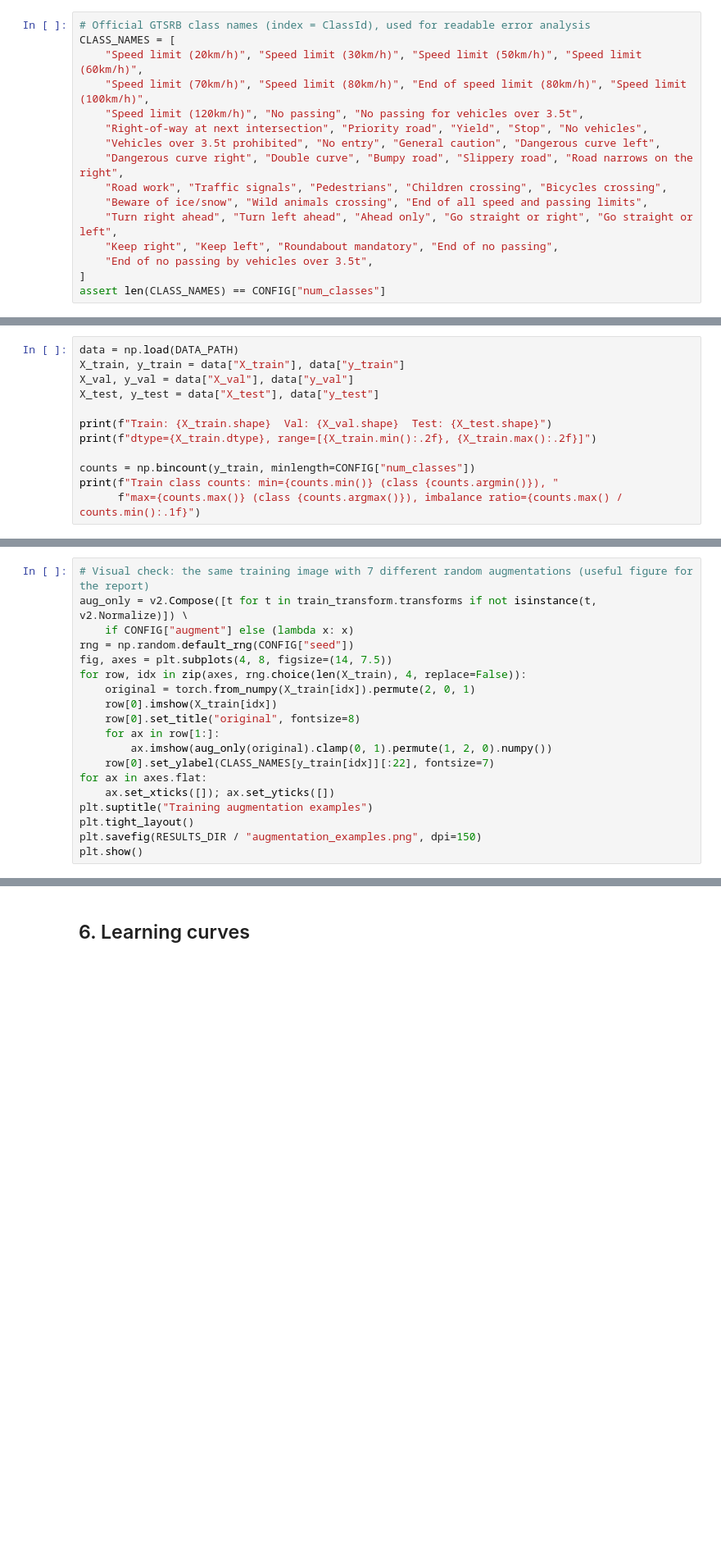
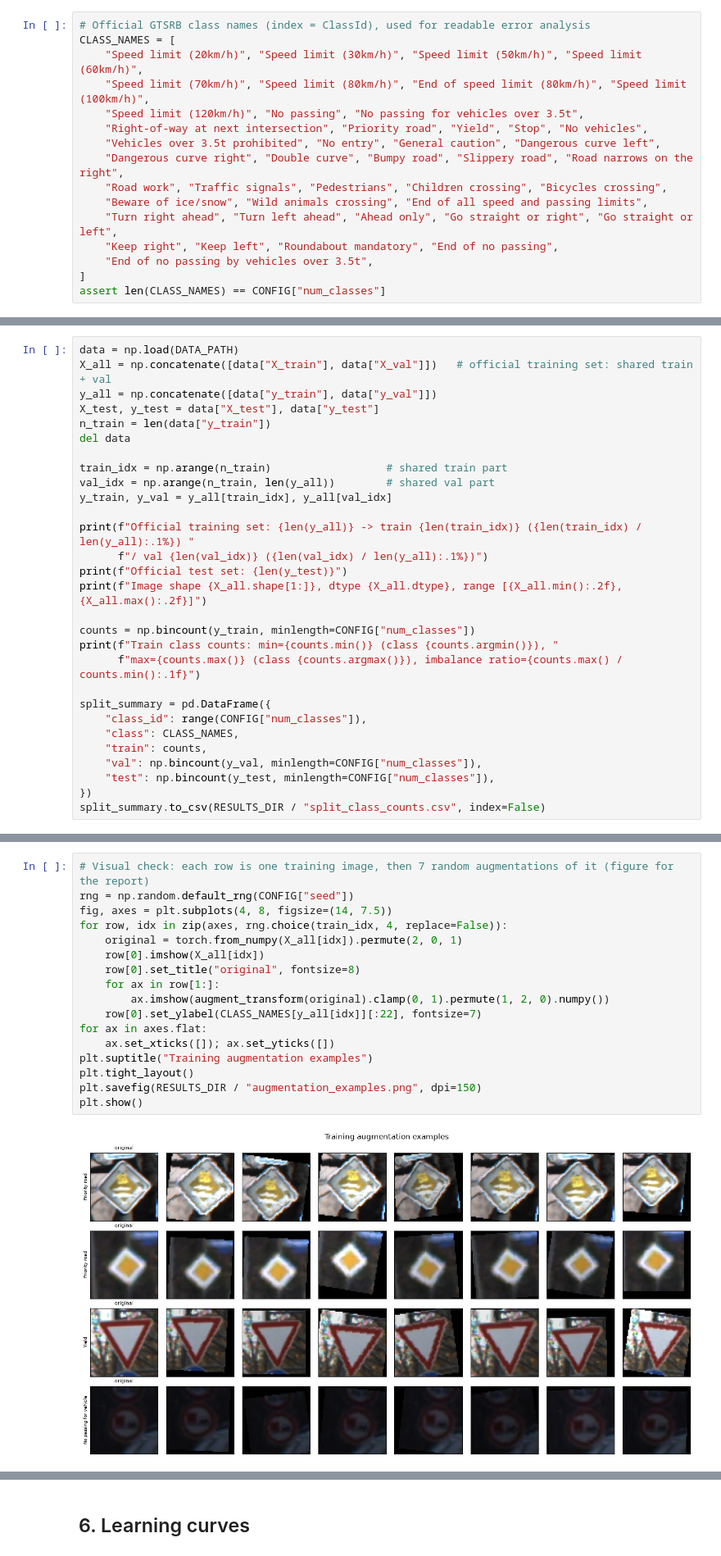
Before and after one commit to AaqibAR/DL_GroupProject, a Jupyter notebook: notebooks/custom_cnn_naweedh.ipynb, the cells around one changed output, grey strips where cells are left out. Shown at 82% size. Cells and saved outputs as stored; diff of their text form; blank space fills up the shorter version.

```diff
--- a/notebooks/custom_cnn_naweedh.ipynb
+++ b/notebooks/custom_cnn_naweedh.ipynb
@@ -163,12 +187,29 @@ Everyone loads the same `.npz`, so all four models see identical train/val/test
 # %%
 data = np.load(DATA_PATH)
-X_train, y_train = data["X_train"], data["y_train"]
-X_val, y_val = data["X_val"], data["y_val"]
+X_all = np.concatenate([data["X_train"], data["X_val"]])   # official training set: shared train + val
+y_all = np.concatenate([data["y_train"], data["y_val"]])
 X_test, y_test = data["X_test"], data["y_test"]
+n_train = len(data["y_train"])
+del data
 
-print(f"Train: {X_train.shape}  Val: {X_val.shape}  Test: {X_test.shape}")
-print(f"dtype={X_train.dtype}, range=[{X_train.min():.2f}, {X_train.max():.2f}]")
+train_idx = np.arange(n_train)                  # shared train part
+val_idx = np.arange(n_train, len(y_all))        # shared val part
+y_train, y_val = y_all[train_idx], y_all[val_idx]
+
+print(f"Official training set: {len(y_all)} -> train {len(train_idx)} ({len(train_idx) / len(y_all):.1%}) "
+      f"/ val {len(val_idx)} ({len(val_idx) / len(y_all):.1%})")
+print(f"Official test set: {len(y_test)}")
+print(f"Image shape {X_all.shape[1:]}, dtype {X_all.dtype}, range [{X_all.min():.2f}, {X_all.max():.2f}]")
 
 counts = np.bincount(y_train, minlength=CONFIG["num_classes"])
 print(f"Train class counts: min={counts.min()} (class {counts.argmin()}), "
       f"max={counts.max()} (class {counts.argmax()}), imbalance ratio={counts.max() / counts.min():.1f}")
+
+split_summary = pd.DataFrame({
+    "class_id": range(CONFIG["num_classes"]),
+    "class": CLASS_NAMES,
+    "train": counts,
+    "val": np.bincount(y_val, minlength=CONFIG["num_classes"]),
+    "test": np.bincount(y_test, minlength=CONFIG["num_classes"]),
+})
+split_summary.to_csv(RESULTS_DIR / "split_class_counts.csv", index=False)
@@ -236,22 +279,22 @@ print(f"Batches/epoch: train={len(train_loader)} val={len(val_loader)}")
 # %%
-# Visual check: the same training image with 7 different random augmentations (useful figure for the report)
-aug_only = v2.Compose([t for t in train_transform.transforms if not isinstance(t, v2.Normalize)]) \
-    if CONFIG["augment"] else (lambda x: x)
+# Visual check: each row is one training image, then 7 random augmentations of it (figure for the report)
 rng = np.random.default_rng(CONFIG["seed"])
 fig, axes = plt.subplots(4, 8, figsize=(14, 7.5))
-for row, idx in zip(axes, rng.choice(len(X_train), 4, replace=False)):
-    original = torch.from_numpy(X_train[idx]).permute(2, 0, 1)
-    row[0].imshow(X_train[idx])
+for row, idx in zip(axes, rng.choice(train_idx, 4, replace=False)):
+    original = torch.from_numpy(X_all[idx]).permute(2, 0, 1)
+    row[0].imshow(X_all[idx])
     row[0].set_title("original", fontsize=8)
     for ax in row[1:]:
-        ax.imshow(aug_only(original).clamp(0, 1).permute(1, 2, 0).numpy())
-    row[0].set_ylabel(CLASS_NAMES[y_train[idx]][:22], fontsize=7)
+        ax.imshow(augment_transform(original).clamp(0, 1).permute(1, 2, 0).numpy())
+    row[0].set_ylabel(CLASS_NAMES[y_all[idx]][:22], fontsize=7)
 for ax in axes.flat:
     ax.set_xticks([]); ax.set_yticks([])
 plt.suptitle("Training augmentation examples")
 plt.tight_layout()
 plt.savefig(RESULTS_DIR / "augmentation_examples.png", dpi=150)
 plt.show()
+# %% [output]
+[figure, added]
 # %% [markdown]
 ## 4. Model architecture
 
```
Also changed, not shown: parts of 33 cells of this notebook, 19 other files.
